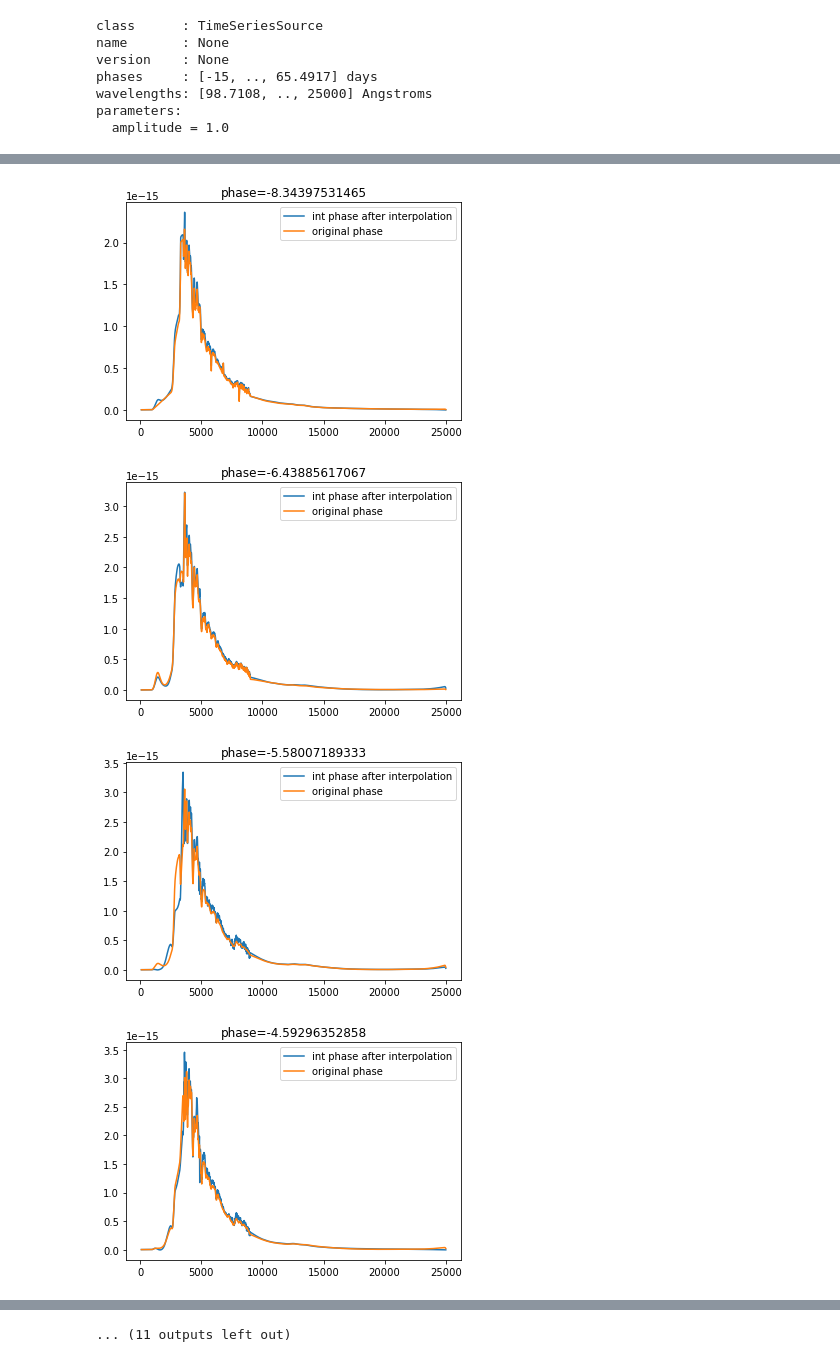
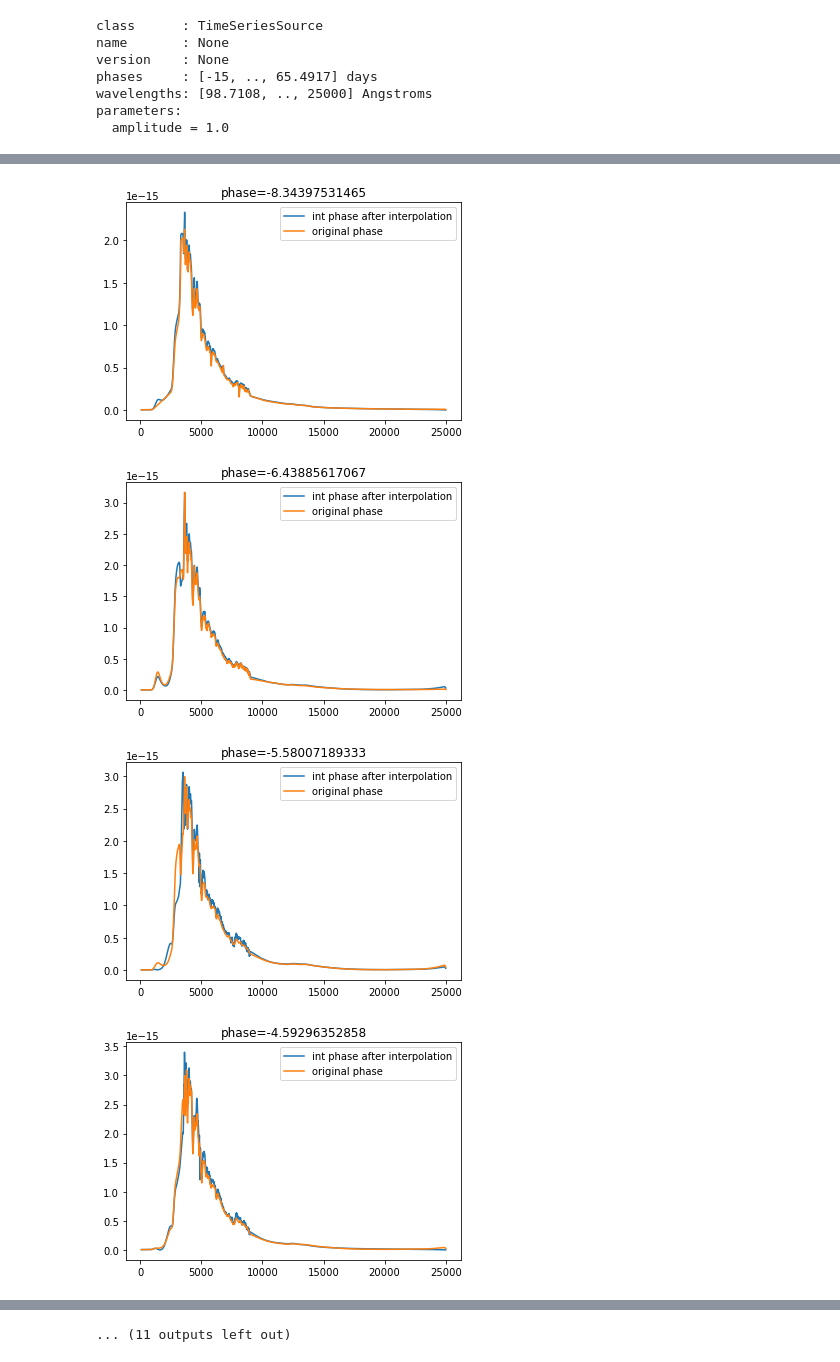
Before and after one commit to RutgersSN/plasticc-Iax, a Jupyter notebook: SN2005hk/Iax-SED.ipynb, the cells around one changed output, grey strips where cells are left out. Cells and saved outputs as stored; diff of their text form; code cells hidden in the pictures.

```diff
--- a/SN2005hk/Iax-SED.ipynb
+++ b/SN2005hk/Iax-SED.ipynb
@@ -380,7 +382,7 @@ for i,s in enumerate(spectra.iterrows()):
 #     plt.plot(newwave,newflux_interp,label='after cutting out bad features')
 
     #smooth the spectra
-    g = Gaussian1DKernel(stddev=5)
+    g = Gaussian1DKernel(stddev=8)
     newflux_smoothed = convolve(newflux_interp, g)
 #     plt.plot(newwave,newflux_smoothed,label='smoothed using Gaussian1DKernel',lw=4,alpha=0.7)
 
@@ -721,9 +735,9 @@ for i in range(0,len(sedres)):
     flux = np.atleast_2d(flux).T
     flux_arr = np.hstack([flux_arr,flux])
 
-source = sncosmo.TimeSeriesSource(phase_arr, wave, flux_arr[:,1:].T)
+source_sncosmo = sncosmo.TimeSeriesSource(phase_arr, wave, flux_arr[:,1:].T)
 inputsource = inputsource[1:,:]
-print source
+print source_sncosmo
 # %% [output]
 class      : TimeSeriesSource
 name       : None
@@ -735,7 +749,7 @@ parameters:
 # %%
 for i in range(0,len(sedres)):
     phase = sedres[i].phase
-    plt.plot(wave,source.flux(int(phase),wave),label='int phase after interpolation')
+    plt.plot(wave,source_sncosmo.flux(int(phase),wave),label='int phase after interpolation')
     flux = sedres[i].outsed.flux(phase,wave)
     plt.plot(wave,flux,label='original phase')
     plt.legend()
@@ -747,4 +761,4 @@ for i in range(0,len(sedres)):
-[figure, old version]
+[figure, new version]
-[figure, old version]
+[figure, new version]
-[figure, old version]
+[figure, new version]
-[figure, old version]
+[figure, new version]
```
Also changed, not shown: parts of 10 cells of this notebook, 4 other files.
